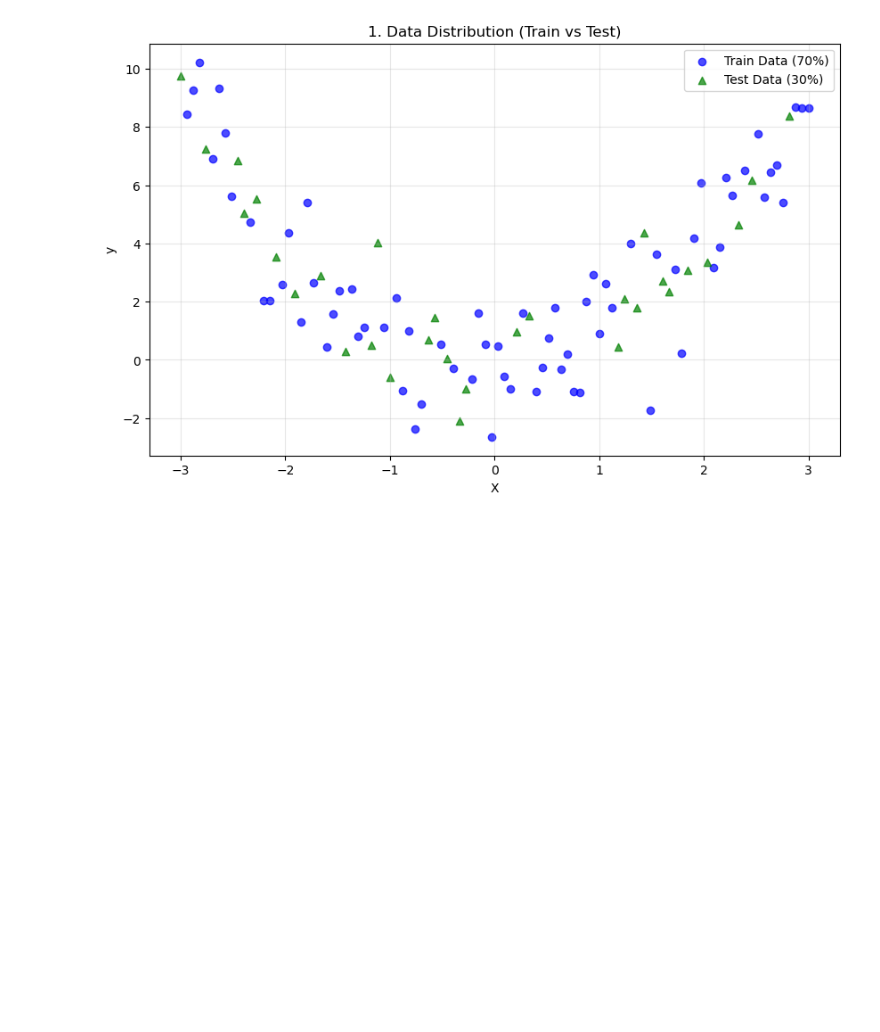
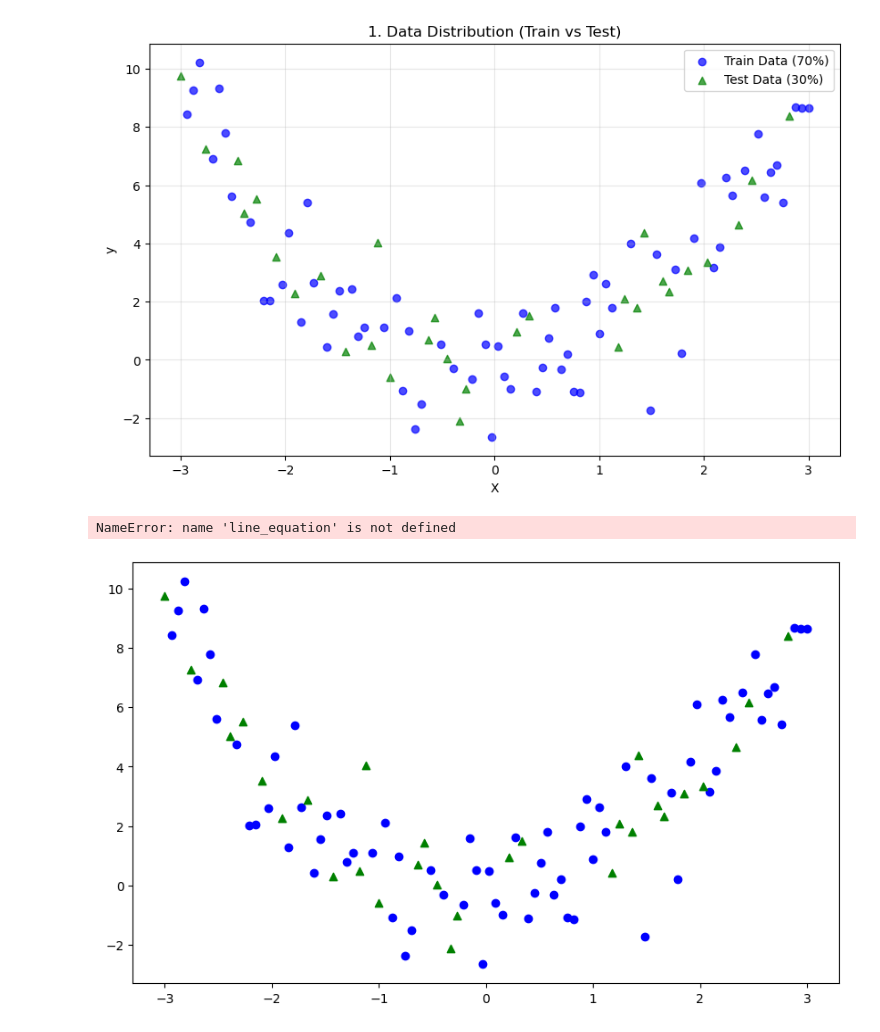
Before and after one commit to shahramsamar/ML-AI, a Jupyter notebook: ML/RegressionPolynomial-4/RegressionPolynomial.ipynb, the cells around one changed output. Cells and saved outputs as stored; diff of their text form; code cells hidden in the pictures; blank space fills up the shorter version.

Commit message:
Plot 2: Linear Regression Fit WITH EQUATION

```diff
--- a/ML/RegressionPolynomial-4/RegressionPolynomial.ipynb
+++ b/ML/RegressionPolynomial-4/RegressionPolynomial.ipynb
@@ -124,3 +124,21 @@ plt.grid(True, alpha=0.3)
 plt.show()
 # %% [output]
 [figure]
+# %%
+# 2. Plot Linear Resgression Fit With Equation
+plt.figure(figsize=(10, 6))
+plt.scatter(X_train, y_train, color='blue', label='Train Data')
+plt.scatter(X_test, y_test, color='green', marker='^', label='Test Data')
+
+plt.plot(X, model.predict(X), color='red', linewidth=3, label=f'Model:{Line_equation}')
+
+# Added the equation to the title
+plt.title(f'2. Liner Regression Fit (underfitting)\nTest RMSE:{rmse_test:.2f} |Test R2: {r2_test:.2f}\n Equation: {line_equation}')
+plt.xlabel('X')
+plt.ylabel('y')
+plt.legend()
+plt.grid(True, alpha=0.3)
+plt.show()
+# %% [output]
+NameError: name 'line_equation' is not defined
+[figure, added]
```
